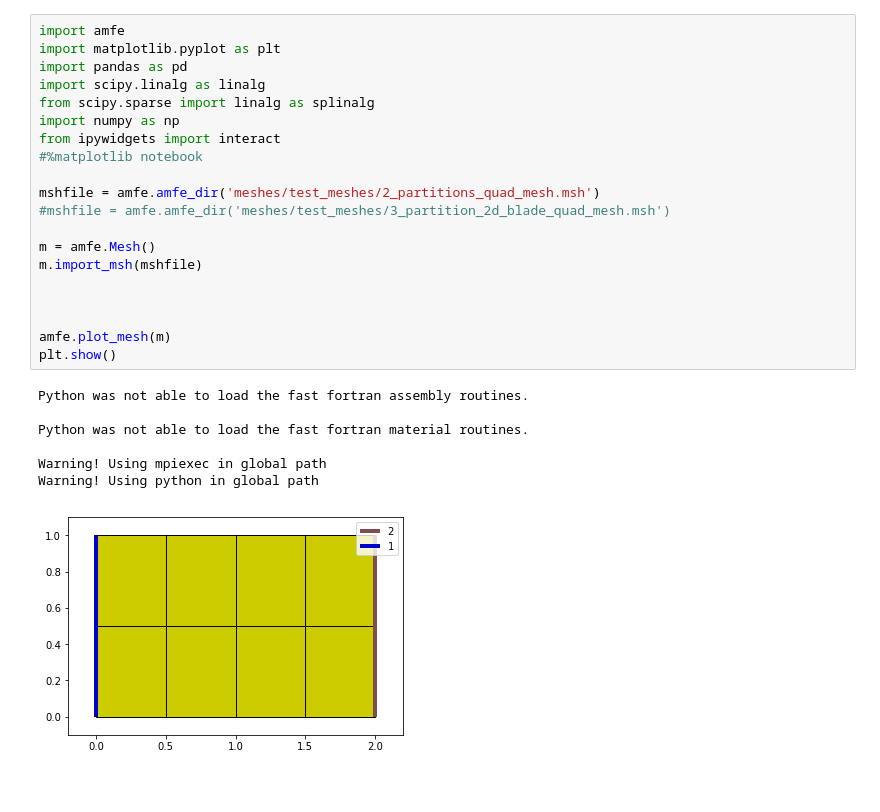
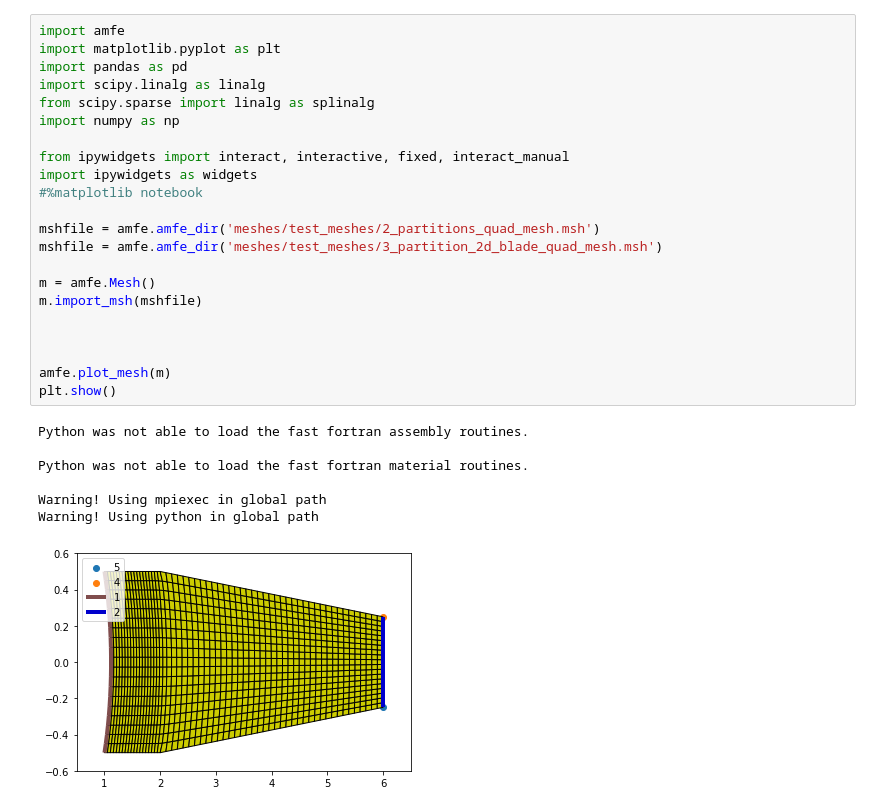
Before and after one commit to jenovencio/NDCSI4-2018, a Jupyter notebook: notebooks/test Craig Bampton Component.ipynb, the cells around one changed output. Cells and saved outputs as stored; diff of their text form.

```diff
--- a/notebooks/test Craig Bampton Component.ipynb
+++ b/notebooks/test Craig Bampton Component.ipynb
@@ -1,31 +1,33 @@
 # %%
 import amfe
 import matplotlib.pyplot as plt
 import pandas as pd
 import scipy.linalg as linalg
 from scipy.sparse import linalg as splinalg
 import numpy as np
-from ipywidgets import interact
+
+from ipywidgets import interact, interactive, fixed, interact_manual
+import ipywidgets as widgets
 #%matplotlib notebook
 
 mshfile = amfe.amfe_dir('meshes/test_meshes/2_partitions_quad_mesh.msh')
-#mshfile = amfe.amfe_dir('meshes/test_meshes/3_partition_2d_blade_quad_mesh.msh')
+mshfile = amfe.amfe_dir('meshes/test_meshes/3_partition_2d_blade_quad_mesh.msh')
 
 m = amfe.Mesh()
 m.import_msh(mshfile)
 
 
 
 amfe.plot_mesh(m)
 plt.show()
 # %% [output]
 Python was not able to load the fast fortran assembly routines.
 
 Python was not able to load the fast fortran material routines.
 
 Warning! Using mpiexec in global path
 Warning! Using python in global path
-[figure, old version]
+[figure, new version]
 # %%
 my_comp = amfe.CraigBamptonComponent()
 my_comp.set_mesh_obj(m)
```
Also changed, not shown: parts of 10 cells of this notebook.
